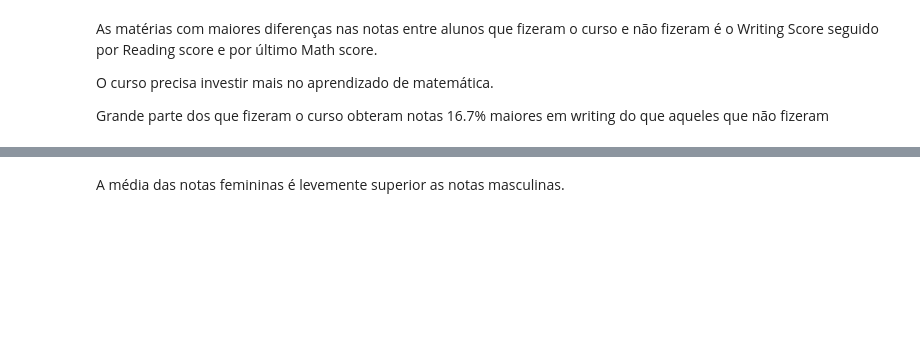
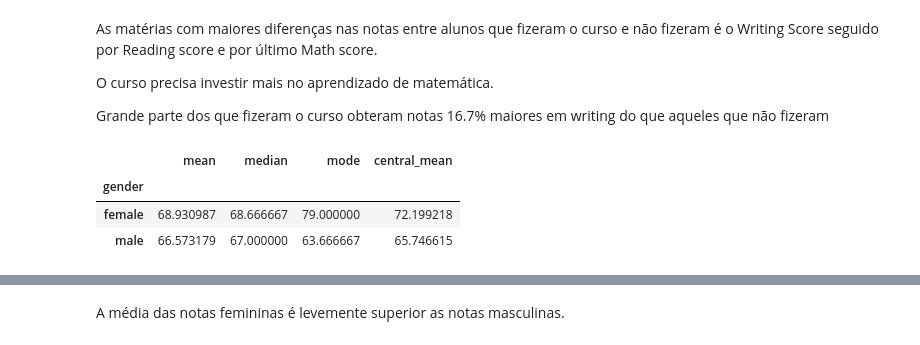
Before and after one commit to Leonardo010/Performance_de_estudantes, a Jupyter notebook: Student_performance_analysis.ipynb, the cells around one changed output, grey strips where cells are left out. Drawn from its saved outputs; the diff is of its cells as text; code cells hidden in the pictures; blank space fills up the shorter version.

```diff
--- a/Student_performance_analysis.ipynb
+++ b/Student_performance_analysis.ipynb
@@ -521,2 +518,15 @@ Grande parte dos que fizeram o curso obteram notas 16.7% maiores em writing do q
 # %%
 data['mean'] = (data['math score'] + data['reading score'] + data['writing score'])/3
+# %%
+df1 = pd.DataFrame({'mean':data.groupby(['gender'])['mean'].mean(), 'median': data.groupby(['gender'])['mean'].median()})
+# %%
+mode_m = data.query("gender == 'male'")['mean'].mode()[0]
+mode_f = data.query("gender == 'female'")['mean'].mode()[0]
+df1['mode'] = [mode_f, mode_m]
+df1['central_mean'] = (df1['mean'] + df1['median'] + df1['mode'])/3
+df1
+# %% [output]
+|  | mean | median | mode | central_mean |
+| gender |  |  |  |  |
+| female | 68.930987 | 68.666667 | 79.000000 | 72.199218 |
+| male | 66.573179 | 67.000000 | 63.666667 | 65.746615 |
```
Also changed, not shown: parts of 57 cells of this notebook.
